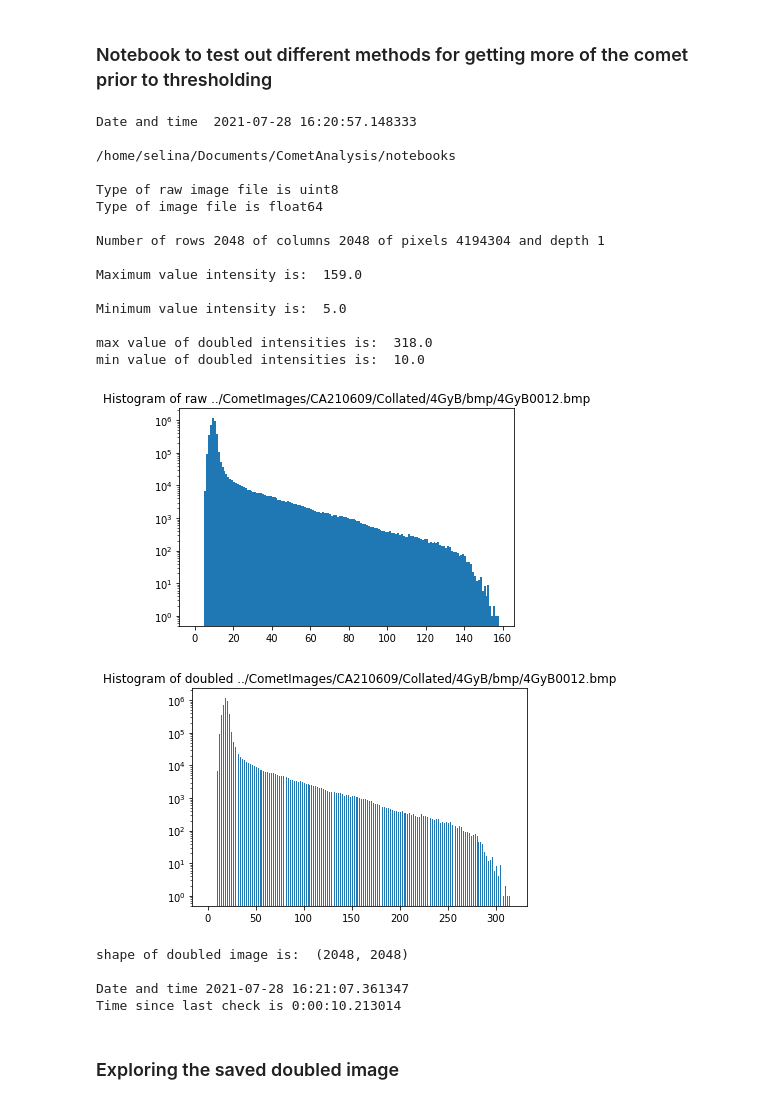
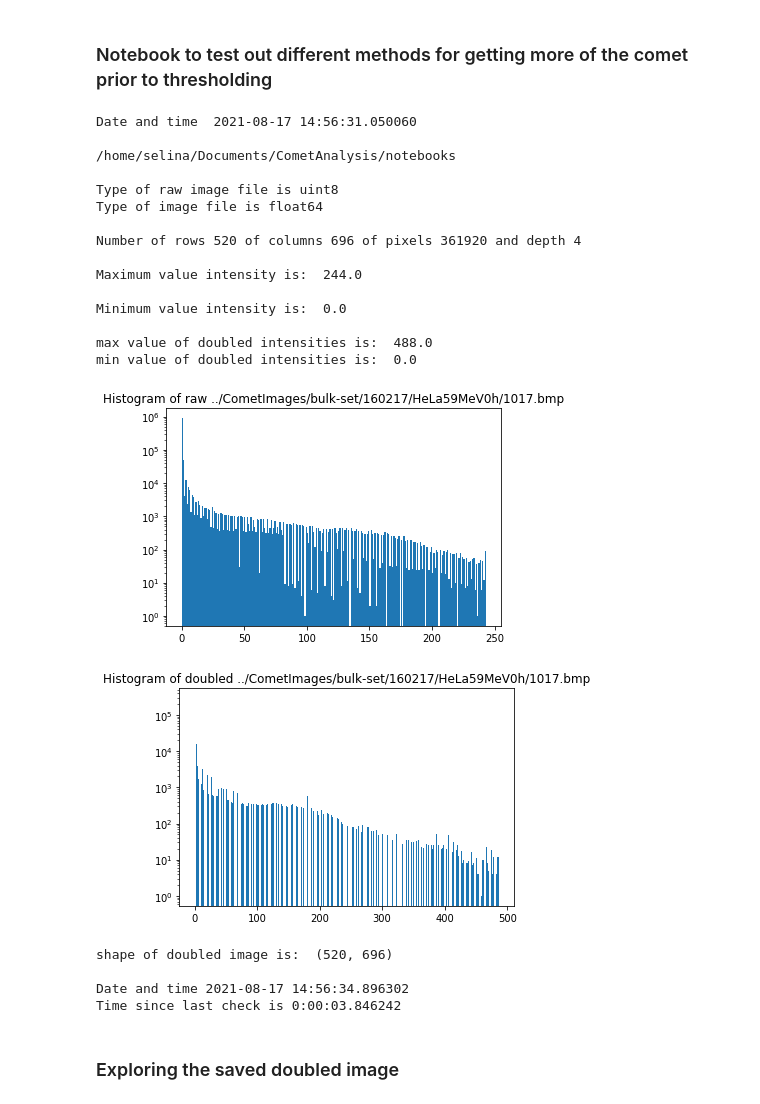
Before and after one commit to Selina9/notebooks, a Jupyter notebook: ExposureExploration.ipynb, the cells around one changed output. Drawn from its saved outputs; the diff is of its cells as text; code cells hidden in the pictures.

```diff
--- a/ExposureExploration.ipynb
+++ b/ExposureExploration.ipynb
@@ -17,7 +228,9 @@ import matplotlib.pyplot as plt
 # Read in images
 # Numbers ***01.bmp to ...***20.bmp
 #imFile = "Images\\ControlBatch\\0001.bmp"
-imFile = "../CometImages/CA210609/Collated/4GyB/bmp/4GyB0012.bmp"
+#imFile = "../CometImages/CA210609/Collated/4GyB/bmp/4GyB0012.bmp"
+imFile = "../CometImages/bulk-set/160217/HeLa59MeV0h/1017.bmp"
+
 #
 imgRaw = plt.imread(imFile)
 shape = imgRaw.shape
@@ -27,8 +240,22 @@ if len(shape) == 3:
     nDepth = imgRaw.shape[2]
 else:
     nDepth = 1
+# Determine image format and process accordingly
+if nDepth == 4:
+    imgRGB = rgba2rgb(imgRaw)
+    imgGrey = rgb2grey(imgRGB, 1)
+elif nDepth == 3:
+    imgRGB = imgRaw
+    imgGrey = rgb2grey(imgRGB, 1)
+elif nDepth == 1:
+    imgRGB = imgRaw
+    imgGrey = imgRaw
+else:
+    print(" ")
+    print("Unexpected image depth",nDepth)
+    sys.stop()
 imgArr = np.zeros((nRows, nCols))
-imgArr[:, :] = imgRaw[:, :]
+imgArr[:, :] = imgGrey[:, :]
 #
 maxPix = np.amax(imgArr)
 minPix = np.amin(imgArr)
@@ -53,45 +280,45 @@ fig, ax = plt.subplots(1)
 plt.title("Histogram of raw " + str(imFile))
 n, bins, patches = ax.hist(imgRaw.flatten(), bins=np.arange(0, maxPix, 1), log=True)
 plt.show()
 #
 fig, ax = plt.subplots(1)
 plt.title("Histogram of doubled " + str(imFile))
 n, bins, patches = ax.hist(imgDouble.flatten(), bins=np.arange(0, maxPixDouble, 1), log=True)
 plt.show()
 #
 plt.imsave("double4GyB0012.bmp", imgDouble)
 plt.imsave("double4GyB0012.png", imgDouble)
 cv2.imwrite("cv2Double4GyB0012.bmp", imgDouble)
 
 print("shape of doubled image is: ", imgDouble.shape)
 
 then = now
 now = datetime.datetime.now()
 print(" ")
 print("Date and time",str(now))
 print("Time since last check is",str(now - then))
 # %% [output]
-Date and time  2021-07-28 16:20:57.148333
+Date and time  2021-08-17 14:56:31.050060
 
 /home/selina/Documents/CometAnalysis/notebooks
 
 Type of raw image file is uint8
 Type of image file is float64
 
-Number of rows 2048 of columns 2048 of pixels 4194304 and depth 1
+Number of rows 520 of columns 696 of pixels 361920 and depth 4
 
-Maximum value intensity is:  159.0
+Maximum value intensity is:  244.0
 
-Minimum value intensity is:  5.0
+Minimum value intensity is:  0.0
 
-max value of doubled intensities is:  318.0
-min value of doubled intensities is:  10.0
+max value of doubled intensities is:  488.0
+min value of doubled intensities is:  0.0
-[figure, old version]
+[figure, new version]
-[figure, old version]
+[figure, new version]
-shape of doubled image is:  (2048, 2048)
+shape of doubled image is:  (520, 696)
 
-Date and time 2021-07-28 16:21:07.361347
-Time since last check is 0:00:10.213014
+Date and time 2021-08-17 14:56:34.896302
+Time since last check is 0:00:03.846242
 # %% [markdown]
 ### Exploring the saved doubled image
 # %%
```
Also changed, not shown: parts of 1 cell of this notebook, 18 other files.
